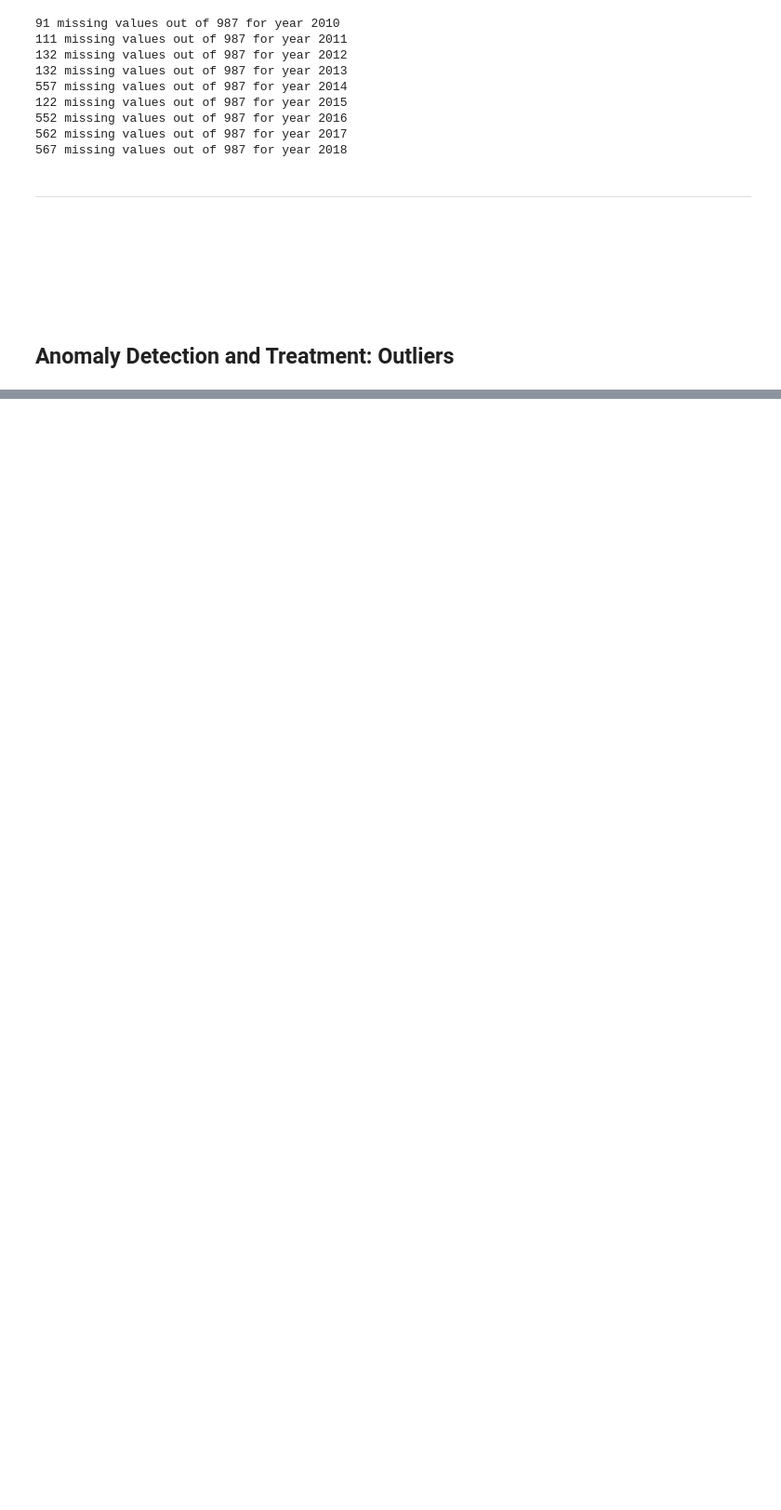
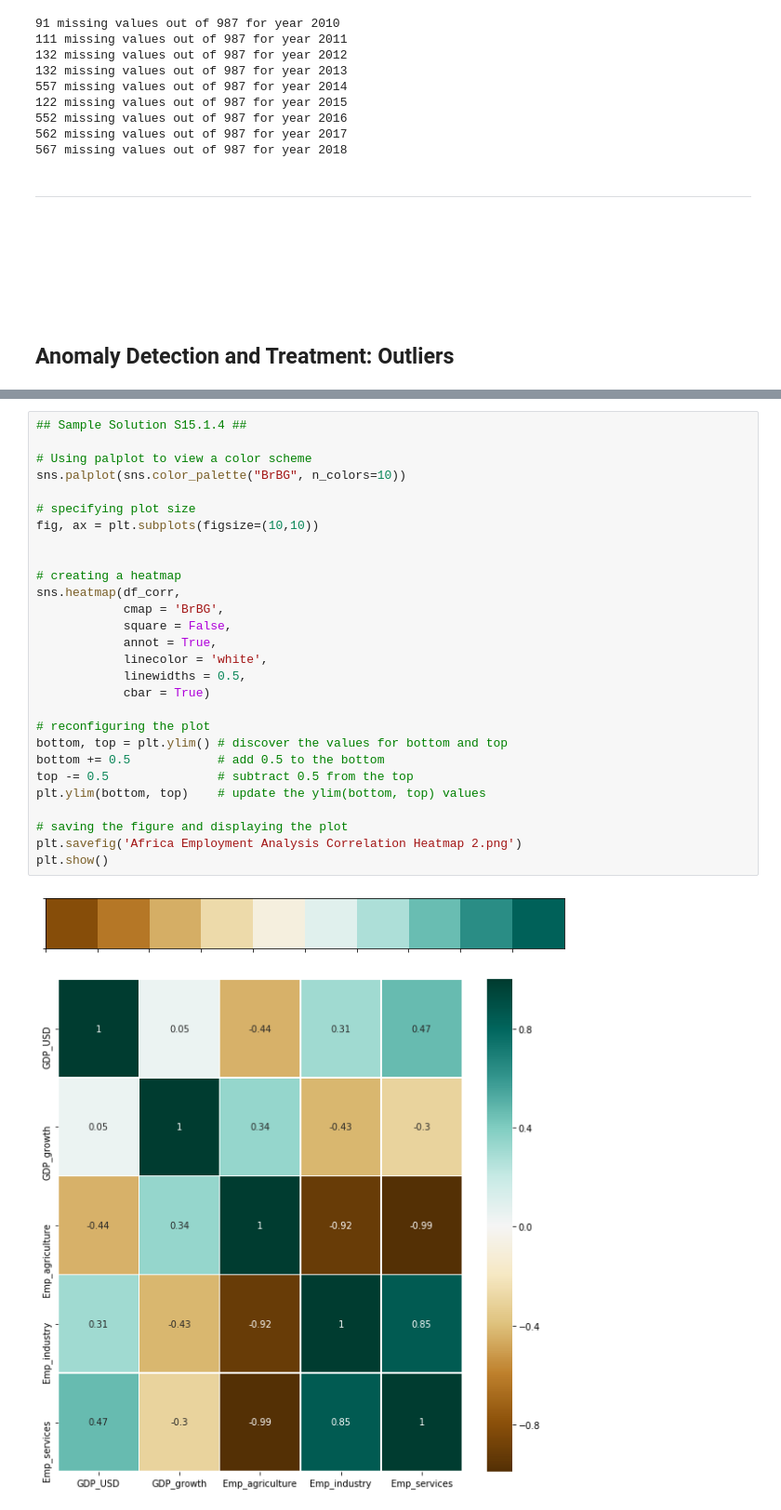
Before and after one commit to Team-3-Valencia-Hult-Analytics/ES_Africa_T3, a Jupyter notebook: Africa_project.ipynb, the cells around one changed output, grey strips where cells are left out. Shown at 93% size. Drawn from its saved outputs; the diff is of its cells as text; blank space fills up the shorter version.

```diff
--- a/Africa_project.ipynb
+++ b/Africa_project.ipynb
@@ -347,0 +566,31 @@ types = {'Obs'       : str,
+# %%
+## Sample Solution S15.1.4 ##
+
+# Using palplot to view a color scheme
+sns.palplot(sns.color_palette("BrBG", n_colors=10))
+
+# specifying plot size
+fig, ax = plt.subplots(figsize=(10,10))
+
+
+# creating a heatmap
+sns.heatmap(df_corr,
+            cmap = 'BrBG',
+            square = False,
+            annot = True,
+            linecolor = 'white',
+            linewidths = 0.5,
+            cbar = True)
+
+# reconfiguring the plot
+bottom, top = plt.ylim() # discover the values for bottom and top
+bottom += 0.5            # add 0.5 to the bottom
+top -= 0.5               # subtract 0.5 from the top
+plt.ylim(bottom, top)    # update the ylim(bottom, top) values
+
+# saving the figure and displaying the plot
+plt.savefig('Africa Employment Analysis Correlation Heatmap 2.png')
+plt.show()
+# %% [output]
+[figure, added]
+[figure, added]
```
Also changed, not shown: parts of 12 cells of this notebook, 12 other files.
